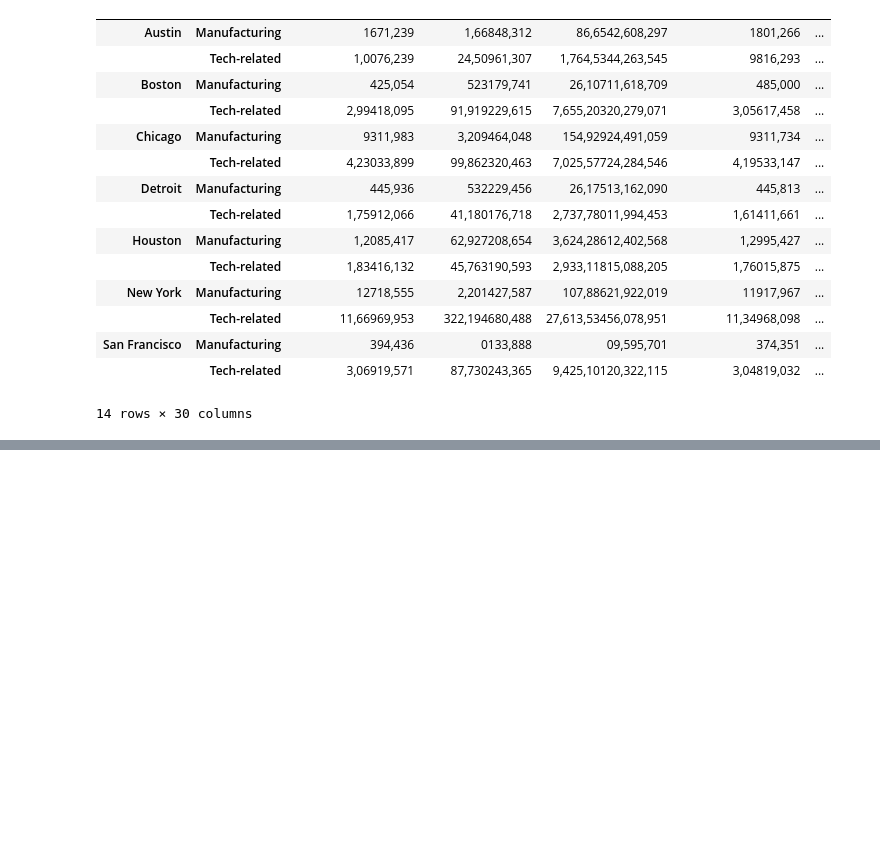
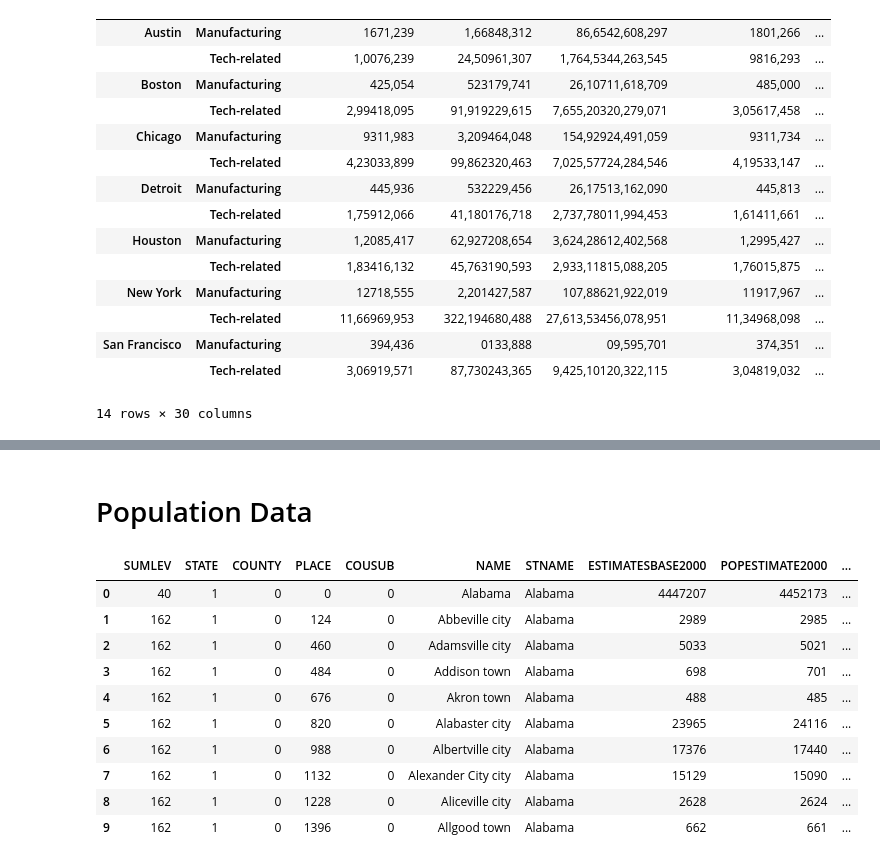
Before and after one commit to Yatish-Mullaji/Project---1, a Jupyter notebook: US_cities_stats.ipynb, the cells around one changed output, grey strips where cells are left out. Saved outputs shown, nothing was run; the diff lists cells and outputs as text; code cells hidden in the pictures; blank space fills up the shorter version.

```diff
--- a/US_cities_stats.ipynb
+++ b/US_cities_stats.ipynb
@@ -1051,0 +1058,17 @@ ValueError: Unrecognized character 6 in format string
+# %% [markdown]
+# Population Data
+# %%
+file_pop_20002009_df=pd.read_csv("Idea1/population_20002010.csv",encoding ='latin-1')
+file_pop_20002009_df.head(10)
+# %% [output]
+|  | SUMLEV | STATE | COUNTY | PLACE | COUSUB | NAME | STNAME | ESTIMATESBASE2000 | POPESTIMATE2000 | ... |
+| 0 | 40 | 1 | 0 | 0 | 0 | Alabama | Alabama | 4447207 | 4452173 | ... |
+| 1 | 162 | 1 | 0 | 124 | 0 | Abbeville city | Alabama | 2989 | 2985 | ... |
+| 2 | 162 | 1 | 0 | 460 | 0 | Adamsville city | Alabama | 5033 | 5021 | ... |
+| 3 | 162 | 1 | 0 | 484 | 0 | Addison town | Alabama | 698 | 701 | ... |
+| 4 | 162 | 1 | 0 | 676 | 0 | Akron town | Alabama | 488 | 485 | ... |
+| 5 | 162 | 1 | 0 | 820 | 0 | Alabaster city | Alabama | 23965 | 24116 | ... |
+| 6 | 162 | 1 | 0 | 988 | 0 | Albertville city | Alabama | 17376 | 17440 | ... |
+| 7 | 162 | 1 | 0 | 1132 | 0 | Alexander City city | Alabama | 15129 | 15090 | ... |
+| 8 | 162 | 1 | 0 | 1228 | 0 | Aliceville city | Alabama | 2628 | 2624 | ... |
+| 9 | 162 | 1 | 0 | 1396 | 0 | Allgood town | Alabama | 662 | 661 | ... |
```
Also changed, not shown: parts of 8 cells of this notebook, 1 other file.
